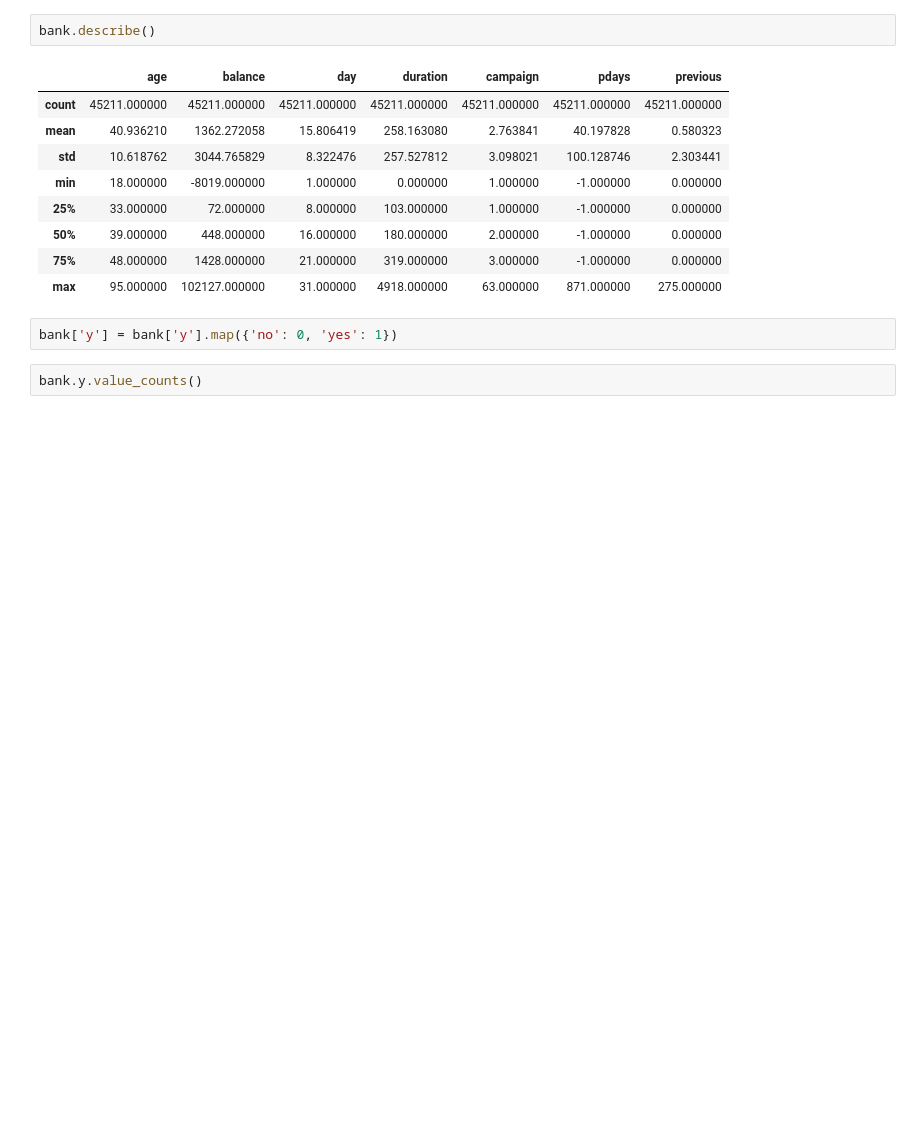
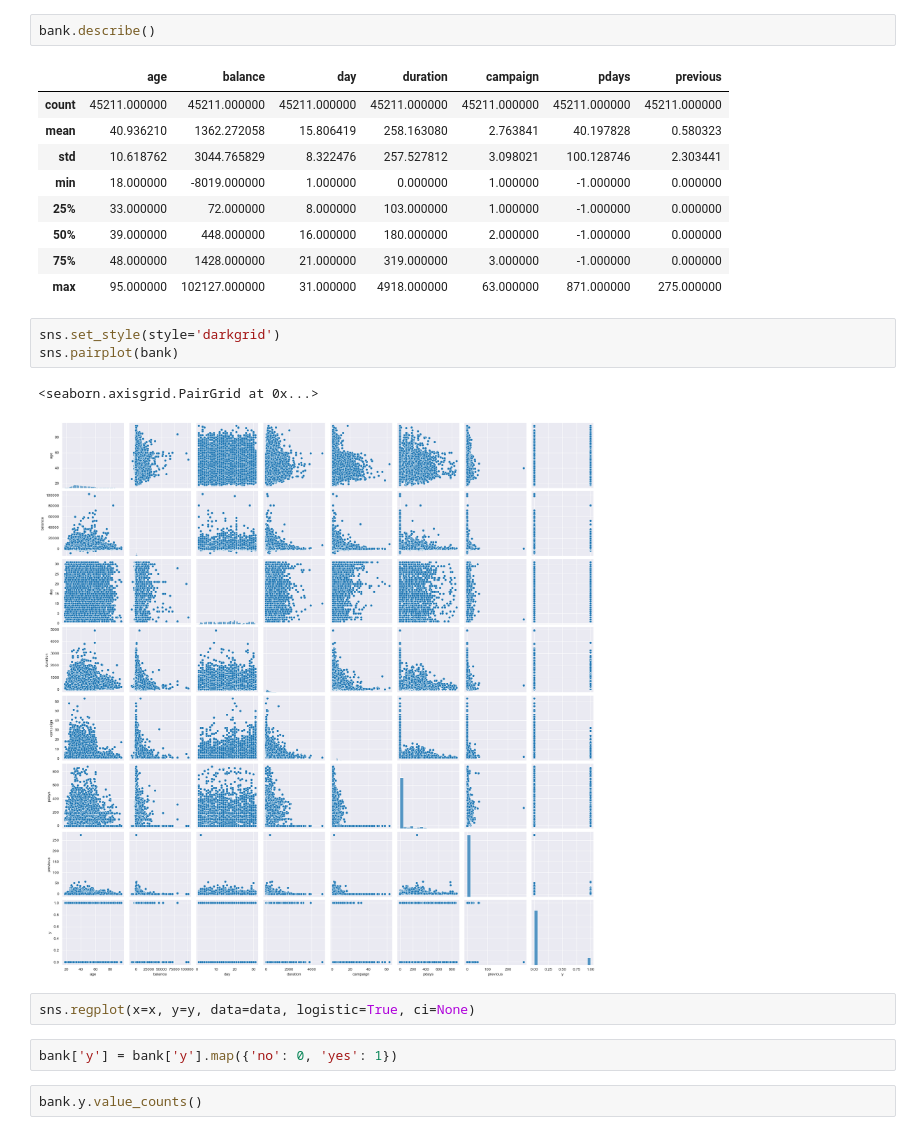
Before and after one commit to yogiris/logistic, a Jupyter notebook: logistic.ipynb, the cells around one changed output. Saved outputs shown, nothing was run; the diff lists cells and outputs as text; blank space fills up the shorter version.

```diff
--- a/logistic.ipynb
+++ b/logistic.ipynb
@@ -71,6 +71,14 @@ bank.describe()
 | 50% | 39.000000 | 448.000000 | 16.000000 | 180.000000 | 2.000000 | -1.000000 | 0.000000 |
 | 75% | 48.000000 | 1428.000000 | 21.000000 | 319.000000 | 3.000000 | -1.000000 | 0.000000 |
 | max | 95.000000 | 102127.000000 | 31.000000 | 4918.000000 | 63.000000 | 871.000000 | 275.000000 |
+# %%
+sns.set_style(style='darkgrid')
+sns.pairplot(bank)
+# %% [output]
+<seaborn.axisgrid.PairGrid at 0x...>
+[figure, added]
+# %%
+sns.regplot(x=x, y=y, data=data, logistic=True, ci=None)
 # %%
 bank['y'] = bank['y'].map({'no': 0, 'yes': 1})
 # %%
```
Also changed, not shown: parts of 29 cells of this notebook.
